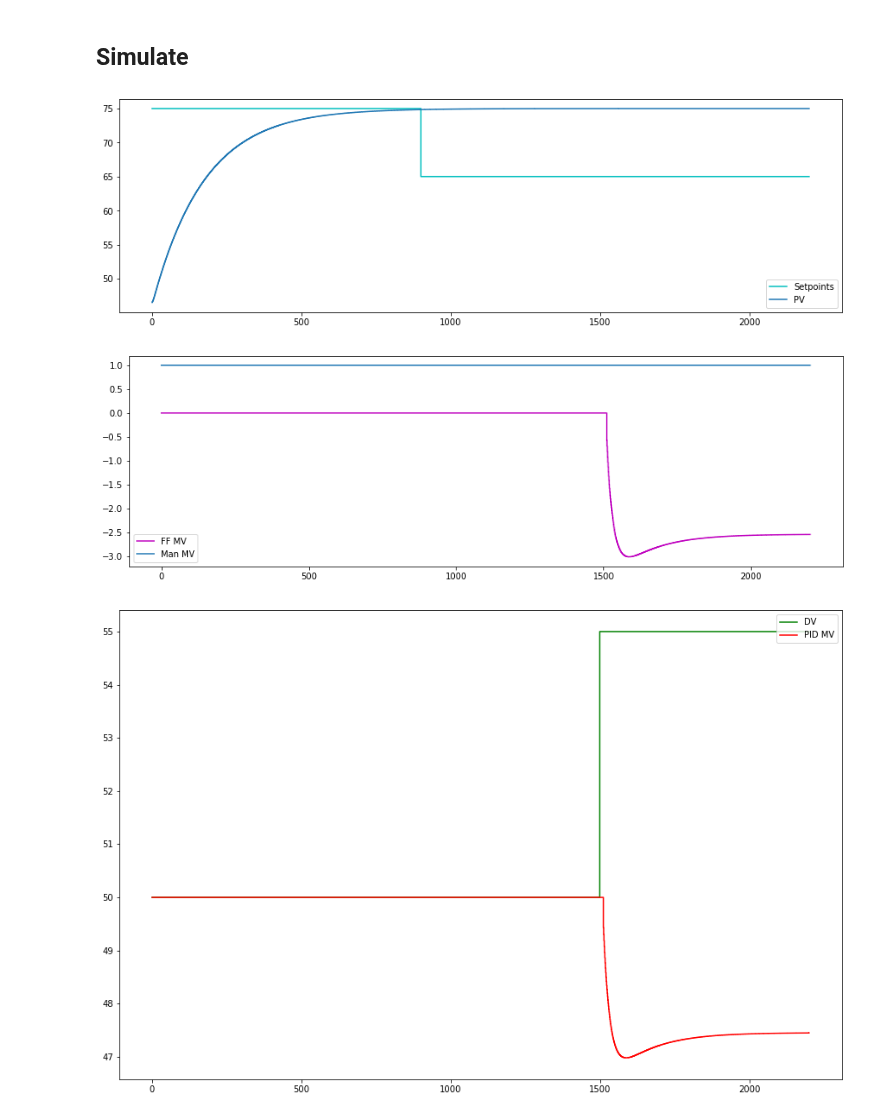
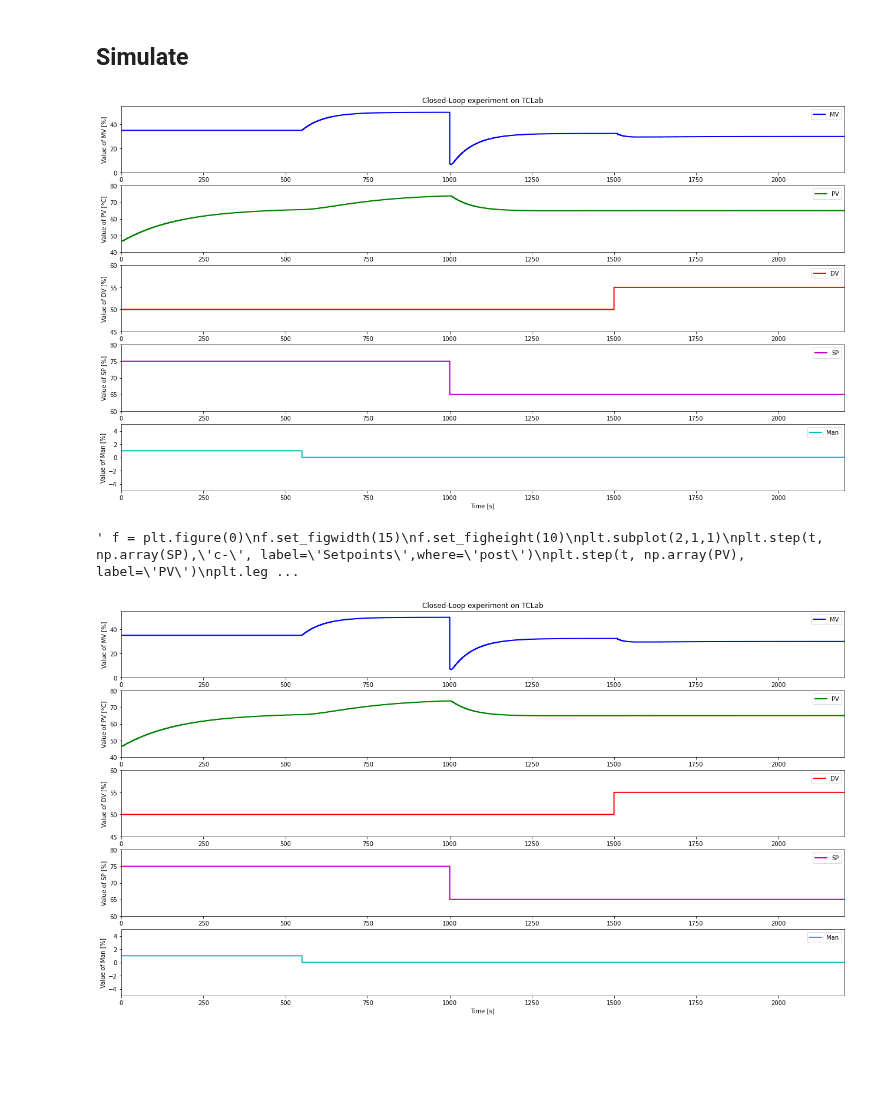
Before and after one commit to fred-corp/ECAM-Control_Theory-TCLab, a Jupyter notebook: Code/Simulation_CLP_PID_FF.ipynb, the cells around one changed output. Cells and saved outputs as stored; diff of their text form; code cells hidden in the pictures; blank space fills up the shorter version.

Commit message:
changed code a bit, saved plot

```diff
--- a/Code/Simulation_CLP_PID_FF.ipynb
+++ b/Code/Simulation_CLP_PID_FF.ipynb
@@ -82,18 +82,19 @@ manMVPath = {0: MV0, TSim: MV0}
 ActivateFF = False
 """
 
+#"""
+# Scenario 4: CLP + FF
+SPPath = {0: PV0, 1000: PV0-10, TSim: PV0-10}
+DVPath = {0: DV0, 1500: DV0+5}
+manPath = {0: True, 550 : False, TSim: False}
+manMVPath = {0: MV0-15, TSim: MV0}
+ActivateFF = True
+#"""
 """
-# Scenario 4: CLP + FF
-SPPath = {0: PV0, 800: PV0-10, TSim: PV0-10}
-DVPath = {0: DV0, 1500: DV0+5, TSim: DV0+10}
-manPath = {0: True, 750 : False, TSim: False}
-manMVPath = {0: MV0, TSim: MV0}
-ActivateFF = True
-"""
-#"""
+# Scenario 5: CLP + FF + Man
 SPPath = {0: 75, 900: 65}
 DVPath = {0: DV0, 1500: DV0+5}
 manPath = {0: True, TSim: True}
 manMVPath = {0: MV0, TSim: MV0}
 ActivateFF = True
-#"""
+"""
@@ -140,6 +143,33 @@ PV2d = []
 #          approximationType, PVinit=0, man=False, manMV=[0], FF_MV=[0], FF_MV_init=0, MVmin=0, MVmax=100):
 
 #Kc, Ti, Td = 2.5, 170, 2.5
+
+fig, (ax1, ax2, ax3, ax4, ax5) = plt.subplots(5, 1)
+fig.set_figheight(12)
+fig.set_figwidth(22)
+
+l1, = ax1.step([0, 1], [0, 100], 'b-', linewidth=2, label='MV', where='post')
+ax1.set_ylabel('Value of MV [%]')
+ax1.set_title('Closed-Loop experiment on TCLab')
+ax1.legend(loc='best')
+
+l2, = ax2.step([0, 1], [0, 100], 'g-', linewidth=2, label='PV', where='post')
+ax2.set_ylabel('Value of PV [°C]')
+ax2.legend(loc='best')
+
+l3, = ax3.step([0, 1], [0, 100], 'r-', linewidth=2, label='DV', where='post')
+ax3.set_xlabel('Time [s]')
+ax3.set_ylabel('Value of DV [%]')
+ax3.legend(loc='best')
+
+l4, = ax4.step([0, 1], [0, 100], 'm-', linewidth=2, label='SP', where='post')
+ax4.set_ylabel('Value of SP [%]')
+ax4.legend(loc='best')
+
+l5, = ax5.step([0, 1], [0, 100], 'c-', linewidth=2, label='Man', where='post')
+ax5.set_xlabel('Time [s]')
+ax5.set_ylabel('Value of Man [%]')
+ax5.legend(loc='best')
 
 for i in range(0, N):
 
@@ -174,35 +204,59 @@ for i in range(0, N):
     FO_RT(DVDelay, Kd, T1d, Ts, PV1d, 0)
     FO_RT(PV1d, 1, T2d, Ts, PV2d, 0)
 
     PV.append(PV2p[-1] + PV2d[-1] + PV0 - Kp * MV0)
     #print("PV2p[-1]= {}, PV2d[-1] = {}, PV0 = {}, Kp = {}, MV0 = {}".format(PV2p[-1],PV2d[-1] ,PV0 , Kp , MV0))
 
 
+    l1.set_data(t, MV["MV"])
+    l2.set_data(t, PV)
+    l3.set_data(t, DV)
+    l4.set_data(t, SP)
+    l5.set_data(t, Man)
 
-f = plt.figure(0)
+    ax1.set_xlim(0, t[-1]+1)
+    ax2.set_xlim(0, t[-1]+1)
+    ax3.set_xlim(0, t[-1]+1)
+    ax4.set_xlim(0, t[-1]+1)
+    ax5.set_xlim(0, t[-1]+1)
+
+    if i > 1:
+        ax1.set_ylim(myRound(np.min(MV["MV"]), 5)-5, myRound(np.max(MV["MV"]), 5)+5)
+        ax2.set_ylim(myRound(np.min(PV), 5)-5, myRound(np.max(PV), 5)+5)
+        ax3.set_ylim(myRound(np.min(DV), 5)-5, myRound(np.max(DV), 5)+5)
+        ax4.set_ylim(myRound(np.min(SP), 5)-5, myRound(np.max(SP), 5)+5)
+        ax5.set_ylim(myRound(np.min(Man), 5)-5, myRound(np.max(Man), 5)+5)
+
+
+
+
+
+display(fig)
+
+""" f = plt.figure(0)
 f.set_figwidth(15)
 f.set_figheight(10)
 plt.subplot(2,1,1)
 plt.step(t, np.array(SP),'c-', label='Setpoints',where='post')
 plt.step(t, np.array(PV), label='PV')
 plt.legend(loc='best')
 s = plt.figure(1)
 s.set_figwidth(15)
 s.set_figheight(10)
 plt.subplot(2,1,2)
 plt.step(t, np.array(MVFF),'m', label='FF MV')
 plt.step(t, np.array(Man), label='Man MV')
 plt.legend(loc='best')
 s = plt.figure(2)
 s.set_figwidth(15)
 s.set_figheight(10)
 plt.step(t, np.array(DV),'g', label='DV')
 plt.step(t, np.array(MV["MV"]),'r', label='PID MV', where='post')
 
 plt.legend(loc='upper right')
 
-plt.show()
+plt.show() """
 # %% [output]
-[figure, old version]
+[figure, new version]
+' f = plt.figure(0)\nf.set_figwidth(15)\nf.set_figheight(10)\nplt.subplot(2,1,1)\nplt.step(t, np.array(SP),\'c-\', label=\'Setpoints\',where=\'post\')\nplt.step(t, np.array(PV), label=\'PV\')\nplt.leg ...
-[figure, old version]
+[figure, new version]
-[figure, removed]
```
Also changed, not shown: parts of 1 cell of this notebook, 1 other file.
